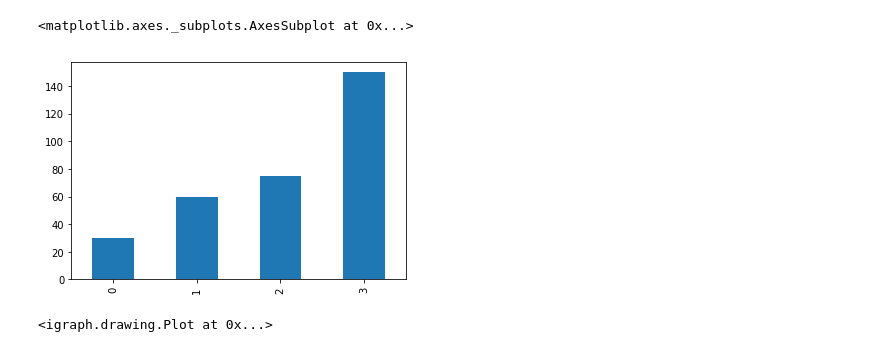
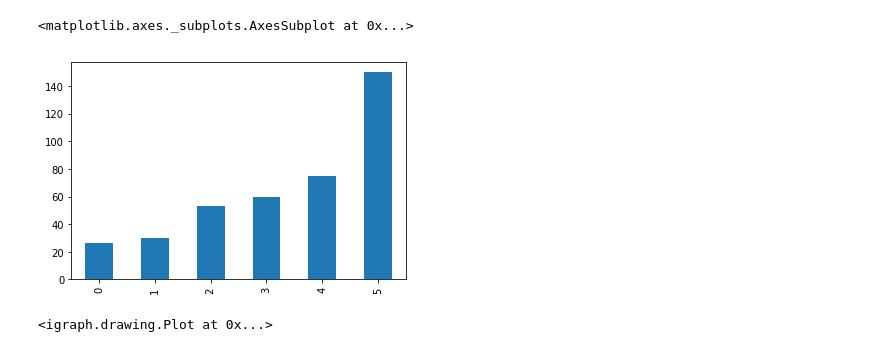
Before and after one commit to pozar87/apts, a Jupyter notebook: Test.ipynb, the cells around one changed output. Drawn from its saved outputs; the diff is of its cells as text; code cells hidden in the pictures.

```diff
--- a/Test.ipynb
+++ b/Test.ipynb
@@ -6,18 +6,22 @@ import pandas as pd
 # %%
 e = eq.Equipment()
 
-e.register(eq.Telescope(750, "SW150/750"))
-e.register(eq.Ocular(25, "SW"))
-e.register(eq.Ocular(10, "SW"))
-e.register(eq.Barlow(2, "SW"))
+vendor = "SkyWatcher"
 
+e.register(eq.Telescope(150, 750, vendor, t2_output = True))
+e.register(eq.Ocular(25, vendor))
+e.register(eq.Ocular(10, vendor))
+#e.register(eq.Ocular(6, vendor))
+e.register(eq.Barlow(2, vendor, t2_output = True))
+#e.register(eq.Barlow(3, vendor, t2_output = True))
+e.register(eq.Camera(23.5, 15.6, 6000, 4000, "Nikon"))
 
-zooms = pd.Series(e.get_possiable_zooms())
-
+unique_zooms = sorted(list(set(e.get_possiable_zooms() + e.get_possiable_camera_zooms())))
+zooms = pd.Series(unique_zooms)
 zooms.plot(kind='bar')
 # %% [output]
 <matplotlib.axes._subplots.AxesSubplot at 0x...>
-[figure, old version]
+[figure, new version]
 # %%
 e.plot_connection_garph()
 # %% [output]
```
Also changed, not shown: 4 other files.
